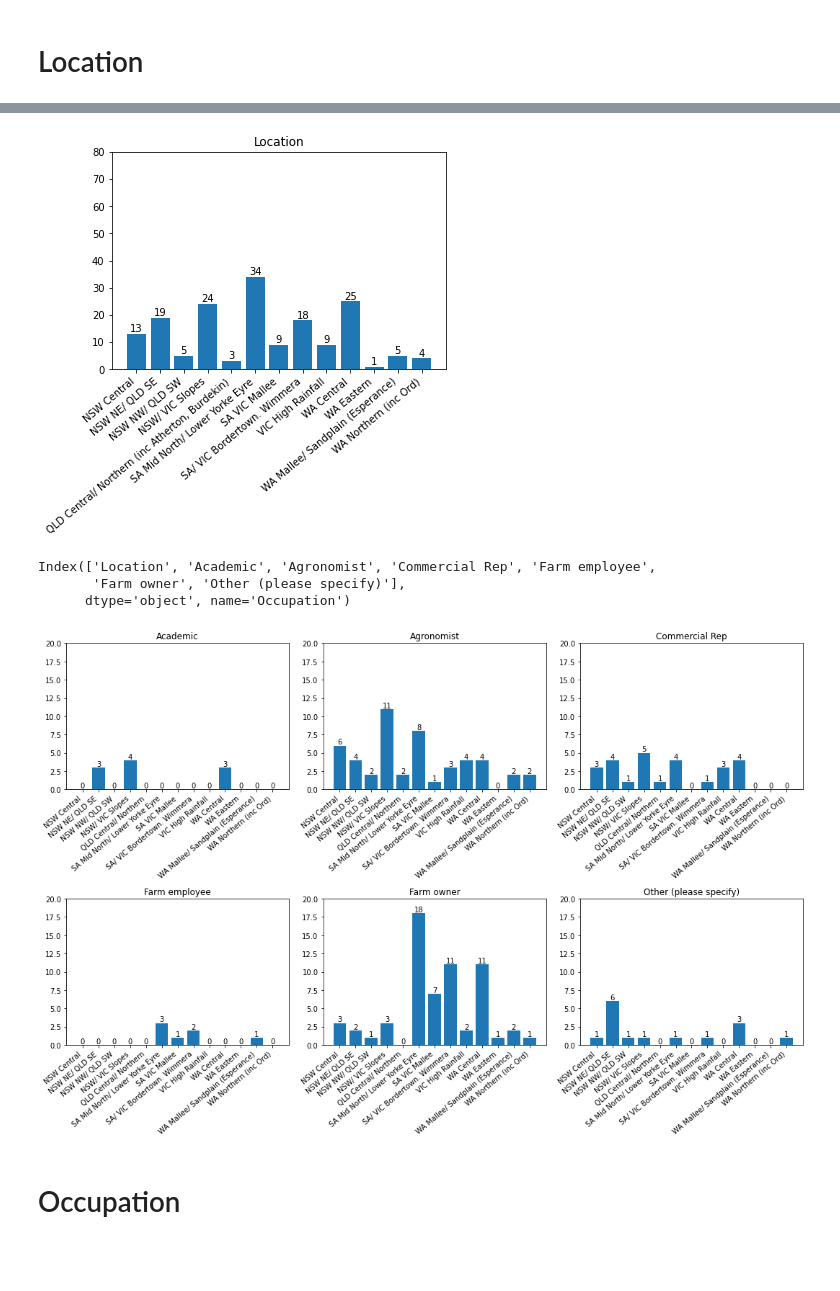
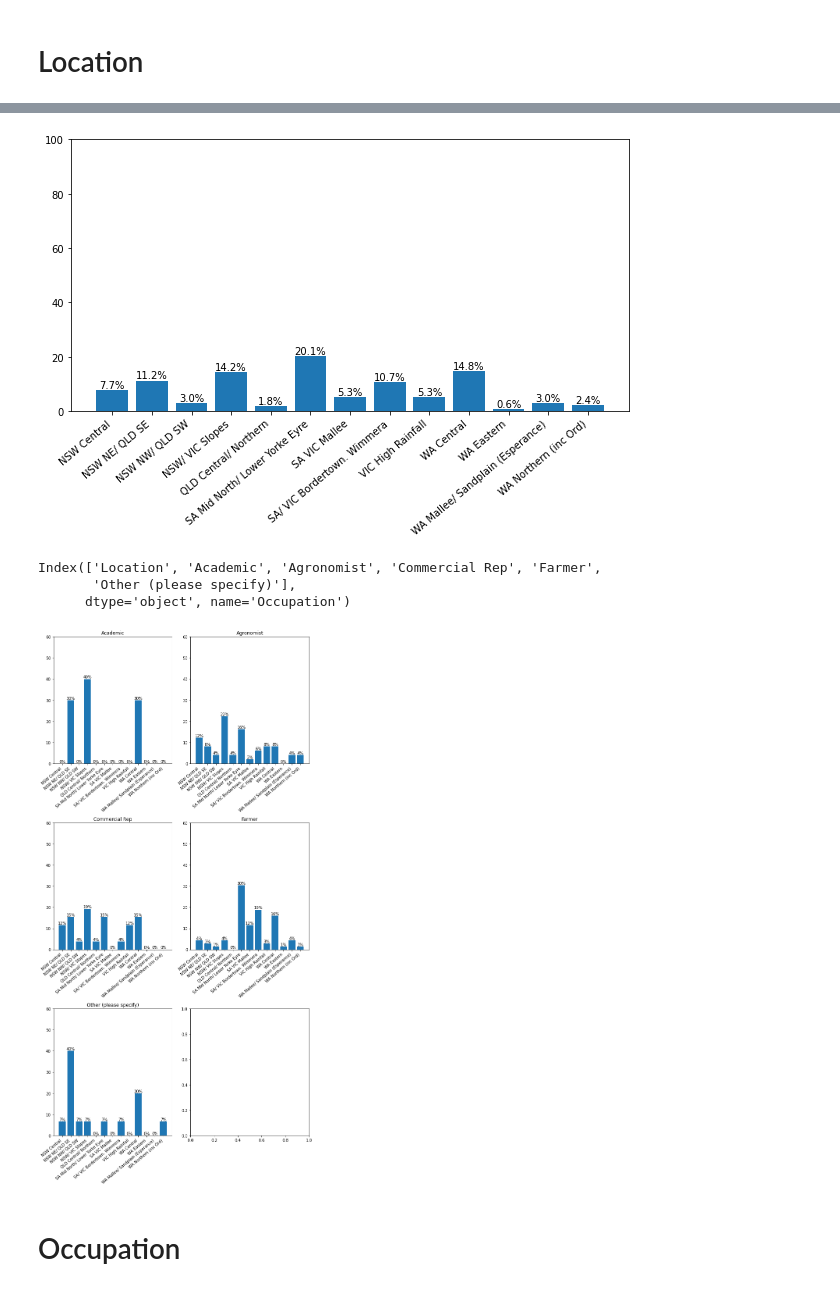
Before and after one commit to pyagoubi/Stuff, a Jupyter notebook: Weedsmart.ipynb, the cells around one changed output, grey strips where cells are left out. Cells and saved outputs as stored; diff of their text form; code cells hidden in the pictures; blank space fills up the shorter version.

```diff
--- a/Weedsmart.ipynb
+++ b/Weedsmart.ipynb
@@ -17,6 +18,8 @@ data = pd.read_excel('/content/drive/MyDrive/upwork3/WeedSmart_v6.xlsx')
 df_clean = pd.read_excel('/content/drive/MyDrive/upwork3/WeedSmart_clean.xlsx')
 
 df_clean =df_clean.replace('Commercial rep (e.g. chemical, machinery)', 'Commercial Rep')
+df_clean =df_clean.replace('Farm owner', 'Farmer')
+df_clean =df_clean.replace('Farm employee', 'Farmer')
 # %% [markdown]
 # Location
 # %%
@@ -25,13 +47,14 @@ loc_summary = pd.DataFrame(df_clean[['Location', 'Occupation']].groupby('Locatio
 # %%
-fig, ax = plt.subplots(1,1)
-plt.title('Location')
-ax.bar(loc_summary.index,loc_summary['Number of entries'])
+fig, ax = plt.subplots(1,1, figsize = (10,5))
+#plt.title('Location')
+ax.bar(loc_summary.index,loc_summary['Number of entries']/loc_summary['Number of entries'].sum()*100)
 ax.set_xticks(ax.get_xticks(), ax.get_xticklabels(), rotation=40, ha='right')
-ax.bar_label(ax.containers[0], label_type='edge')
-ax.set_ylim(0, 80)
+ax.bar_label(ax.containers[0], label_type='edge', fmt='%.1f%%')
+ax.set_ylim(0, 100)
+#ax.set_ylabel('%')
 plt.show()
 # %% [output]
-[figure, old version]
+[figure, new version]
 # %%
 df_clean[loc_col].value_counts().unstack().plot(kind='bar', stacked=True, figsize=(10,10))
 # %%
@@ -40,28 +63,28 @@ loc= df_clean[loc_col].value_counts().unstack().fillna(0)
 loc=loc.reset_index()
 loc.columns
 # %% [output]
-Index(['Location', 'Academic', 'Agronomist', 'Commercial Rep', 'Farm employee',
-       'Farm owner', 'Other (please specify)'],
+Index(['Location', 'Academic', 'Agronomist', 'Commercial Rep', 'Farmer',
+       'Other (please specify)'],
       dtype='object', name='Occupation')
 # %%
 cols = loc.columns[1:]
-fig, ax = plt.subplots(2,3, figsize=(15,10))
+fig, ax = plt.subplots(3,2, figsize=(10,20))
 #fig.suptitle('Herbicide resistance testing',fontsize=16)
 row=0
-col=[0,1,2]*2
+col=[0,1]*3
 for i, column in enumerate(cols):
     plot_fig = pd.DataFrame(loc.loc[:, ['Location', column]].groupby('Location')[column].sum())
-    if (i!=0)&(i%3==0):
+    if (i!=0)&(i%2==0):
         row+=1
     axs = ax[row,col[i]]
-    axs.bar(plot_fig.index,plot_fig[column])
+    axs.bar(plot_fig.index,plot_fig[column]/plot_fig[column].sum()*100)
     axs.set_xticks(axs.get_xticks(), axs.get_xticklabels(), rotation=40, ha='right')
     axs.set_title(column )
-    axs.bar_label(axs.containers[0], label_type='edge')
-    axs.set_ylim(0, 20)
+    axs.bar_label(axs.containers[0], label_type='edge', fmt='%.0f%%')
+    axs.set_ylim(0, 60)
 fig.tight_layout()
 # %% [output]
-[figure, old version]
+[figure, new version]
 # %% [markdown]
 # Occupation
 # %%
```
Also changed, not shown: parts of 47 cells of this notebook.
